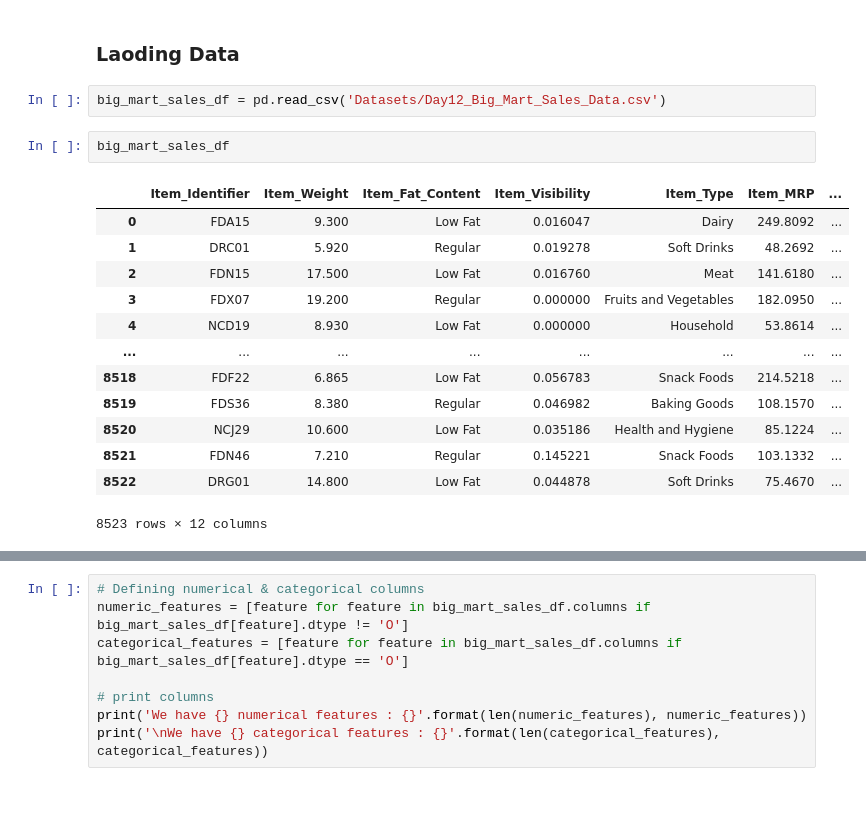
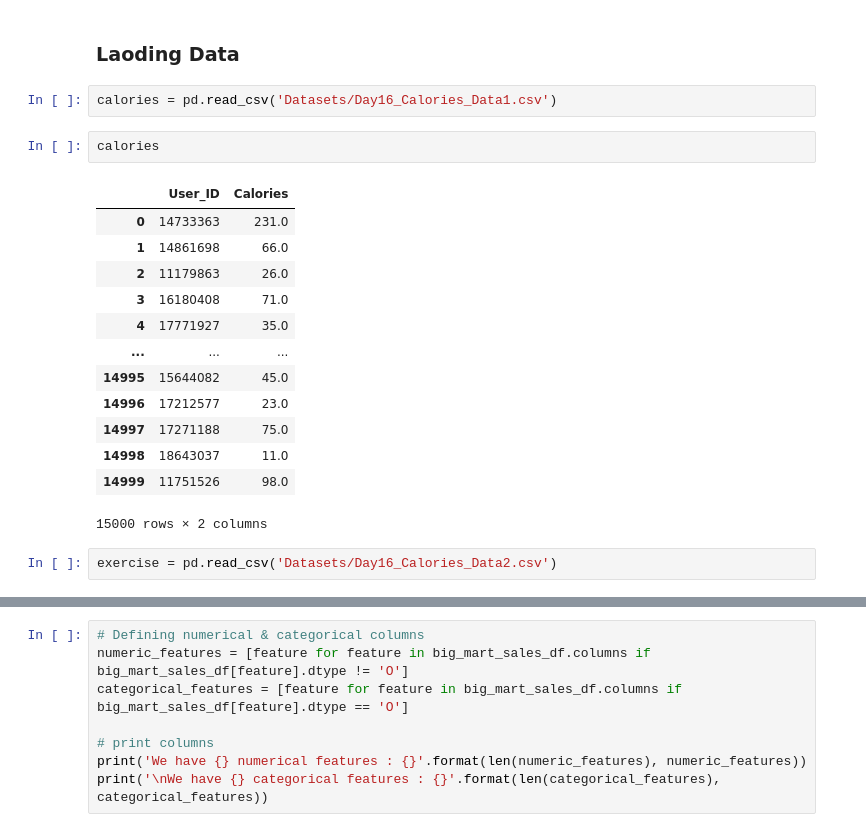
Before and after one commit to manishkr1754/30_Days_30_ML_Projects_Challenge, a Jupyter notebook: Day16_Project16_Calories Burnt Predection.ipynb, the cells around one changed output, grey strips where cells are left out. Cells and saved outputs as stored; diff of their text form; blank space fills up the shorter version.

Commit message:
Data Eyeballing

```diff
--- a/Day16_Project16_Calories Burnt Predection.ipynb
+++ b/Day16_Project16_Calories Burnt Predection.ipynb
@@ -37,20 +37,22 @@ warnings.filterwarnings("ignore")
 # %% [markdown]
 ### Laoding Data
 # %%
-big_mart_sales_df = pd.read_csv('Datasets/Day12_Big_Mart_Sales_Data.csv')
+calories = pd.read_csv('Datasets/Day16_Calories_Data1.csv')
 # %%
-big_mart_sales_df
+calories
 # %% [output]
-|  | Item_Identifier | Item_Weight | Item_Fat_Content | Item_Visibility | Item_Type | Item_MRP | ... |
-| 0 | FDA15 | 9.300 | Low Fat | 0.016047 | Dairy | 249.8092 | ... |
-| 1 | DRC01 | 5.920 | Regular | 0.019278 | Soft Drinks | 48.2692 | ... |
-| 2 | FDN15 | 17.500 | Low Fat | 0.016760 | Meat | 141.6180 | ... |
-| 3 | FDX07 | 19.200 | Regular | 0.000000 | Fruits and Vegetables | 182.0950 | ... |
-| 4 | NCD19 | 8.930 | Low Fat | 0.000000 | Household | 53.8614 | ... |
-| ... | ... | ... | ... | ... | ... | ... | ... |
-| 8518 | FDF22 | 6.865 | Low Fat | 0.056783 | Snack Foods | 214.5218 | ... |
-| 8519 | FDS36 | 8.380 | Regular | 0.046982 | Baking Goods | 108.1570 | ... |
-| 8520 | NCJ29 | 10.600 | Low Fat | 0.035186 | Health and Hygiene | 85.1224 | ... |
-| 8521 | FDN46 | 7.210 | Regular | 0.145221 | Snack Foods | 103.1332 | ... |
-| 8522 | DRG01 | 14.800 | Low Fat | 0.044878 | Soft Drinks | 75.4670 | ... |
+|  | User_ID | Calories |
+| 0 | 14733363 | 231.0 |
+| 1 | 14861698 | 66.0 |
+| 2 | 11179863 | 26.0 |
+| 3 | 16180408 | 71.0 |
+| 4 | 17771927 | 35.0 |
+| ... | ... | ... |
+| 14995 | 15644082 | 45.0 |
+| 14996 | 17212577 | 23.0 |
+| 14997 | 17271188 | 75.0 |
+| 14998 | 18643037 | 11.0 |
+| 14999 | 11751526 | 98.0 |
-8523 rows × 12 columns
+15000 rows × 2 columns
+# %%
+exercise = pd.read_csv('Datasets/Day16_Calories_Data2.csv')
```
Also changed, not shown: parts of 5 cells of this notebook, 2 other files.
